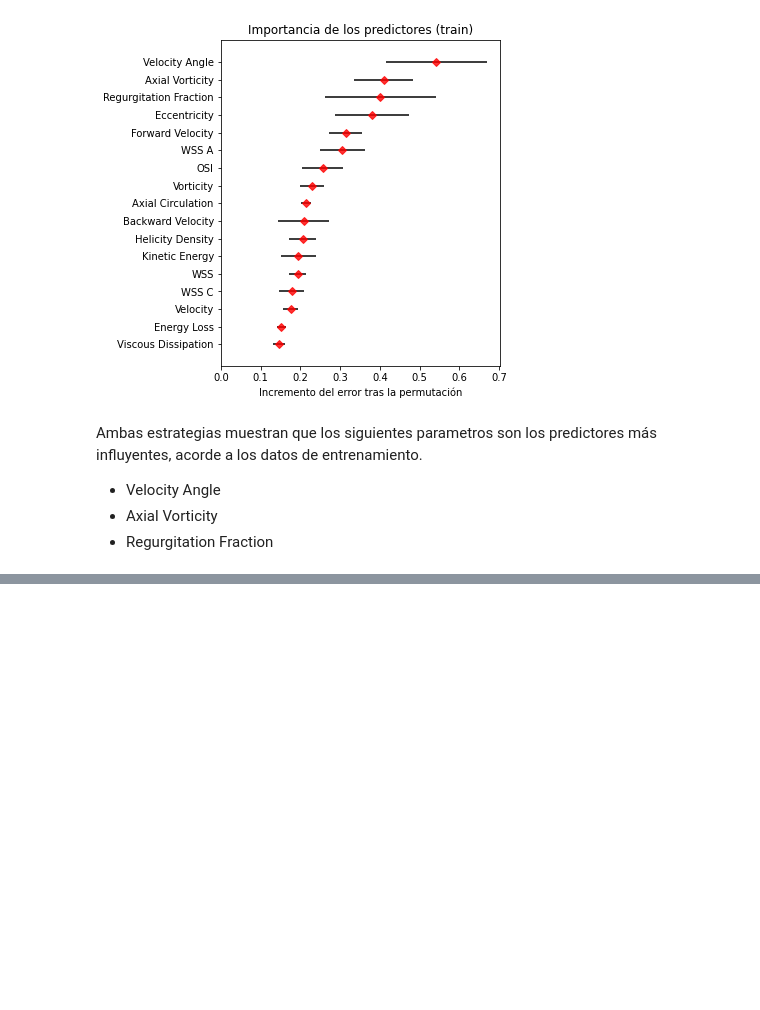
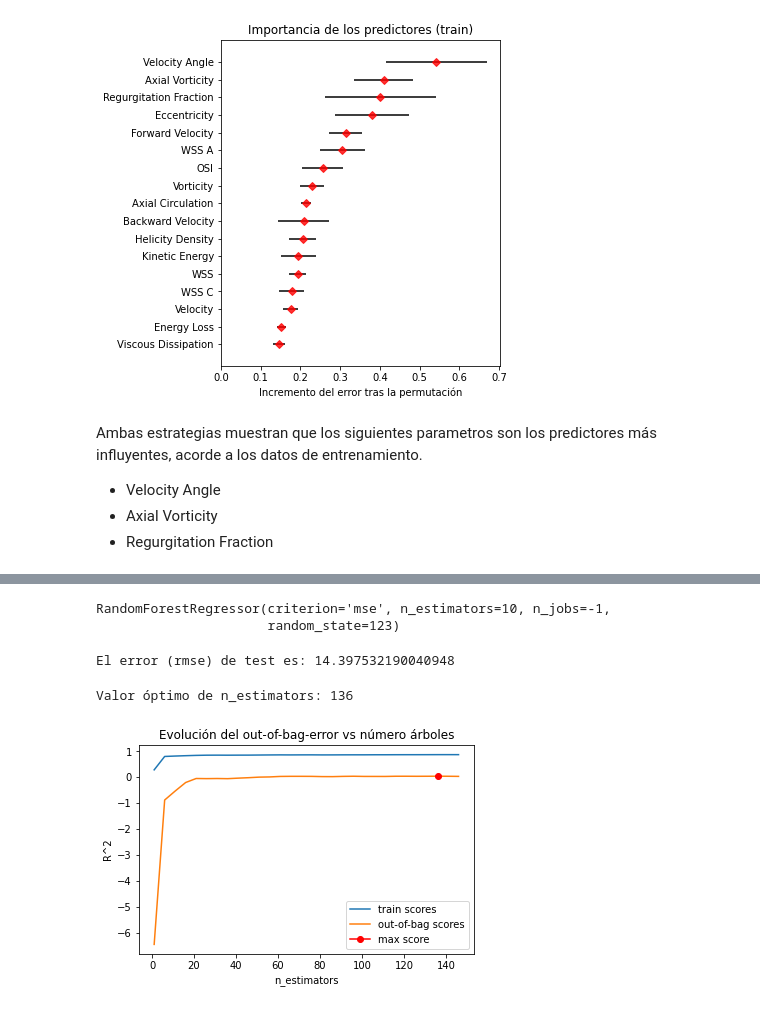
Before and after one commit to MBlancoC/MBlanco_IPRE_BAV, a Jupyter notebook: RandomForestRegression.ipynb, the cells around one changed output, grey strips where cells are left out. Cells and saved outputs as stored; diff of their text form; code cells hidden in the pictures; blank space fills up the shorter version.

Commit message:
Random Forest Regression

```diff
--- a/RandomForestRegression.ipynb
+++ b/RandomForestRegression.ipynb
@@ -643,0 +646,80 @@ Ambas estrategias muestran que los siguientes parametros son los predictores má
+# %%
+datos = PAT0and2
+# División de los datos en train y test
+# ==============================================================================
+X_train, X_test, y_train, y_test = train_test_split(
+                                        datos.drop(columns = "Age"),
+                                        datos['Age'],
+                                        random_state = 123
+                                    )
+# Creación del modelo
+# ==============================================================================
+modelo = RandomForestRegressor(
+            n_estimators = 10,
+            criterion    = 'mse',
+            max_depth    = None,
+            max_features = 'auto',
+            oob_score    = False,
+            n_jobs       = -1,
+            random_state = 123
+        )
+
+# Entrenamiento del modelo
+# ==============================================================================
+modelo.fit(X_train, y_train)
+# %% [output]
+RandomForestRegressor(criterion='mse', n_estimators=10, n_jobs=-1,
+                      random_state=123)
+# %%
+# Error de test del modelo inicial
+# ==============================================================================
+
+predicciones = modelo.predict(X = X_test)
+
+rmse = mean_squared_error(
+        y_true  = y_test,
+        y_pred  = predicciones,
+        squared = False
+       )
+print(f"El error (rmse) de test es: {rmse}")
+# %% [output]
+El error (rmse) de test es: 14.397532190040948
+# %%
+# Validación empleando el Out-of-Bag error
+# ==============================================================================
+train_scores = []
+oob_scores   = []
+
+# Valores evaluados
+estimator_range = range(1, 150, 5)
+
+# Bucle para entrenar un modelo con cada valor de n_estimators y extraer su error
+# de entrenamiento y de Out-of-Bag.
+for n_estimators in estimator_range:
+    modelo = RandomForestRegressor(
+                n_estimators = n_estimators,
+                criterion    = 'mse',
+                max_depth    = None,
+                max_features = 'auto',
+                oob_score    = True,
+                n_jobs       = -1,
+                random_state = 123
+             )
+    modelo.fit(X_train, y_train)
+    train_scores.append(modelo.score(X_train, y_train))
+    oob_scores.append(modelo.oob_score_)
+
+# Gráfico con la evolución de los errores
+fig, ax = plt.subplots(figsize=(6, 3.84))
+ax.plot(estimator_range, train_scores, label="train scores")
+ax.plot(estimator_range, oob_scores, label="out-of-bag scores")
+ax.plot(estimator_range[np.argmax(oob_scores)], max(oob_scores),
+        marker='o', color = "red", label="max score")
+ax.set_ylabel("R^2")
+ax.set_xlabel("n_estimators")
+ax.set_title("Evolución del out-of-bag-error vs número árboles")
+plt.legend();
+print(f"Valor óptimo de n_estimators: {estimator_range[np.argmax(oob_scores)]}")
+# %% [output]
+Valor óptimo de n_estimators: 136
+[figure, added]
```
Also changed, not shown: parts of 46 cells of this notebook.
